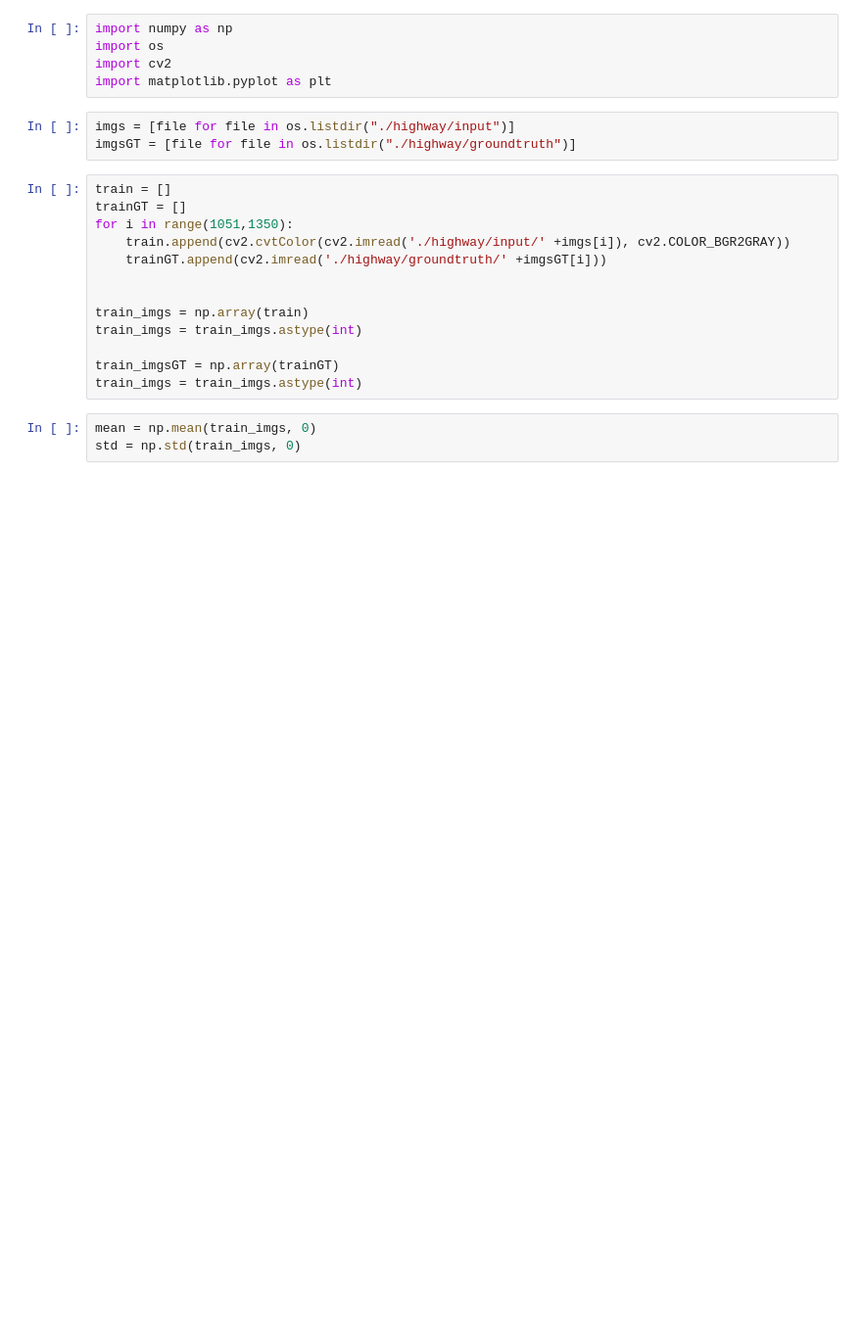
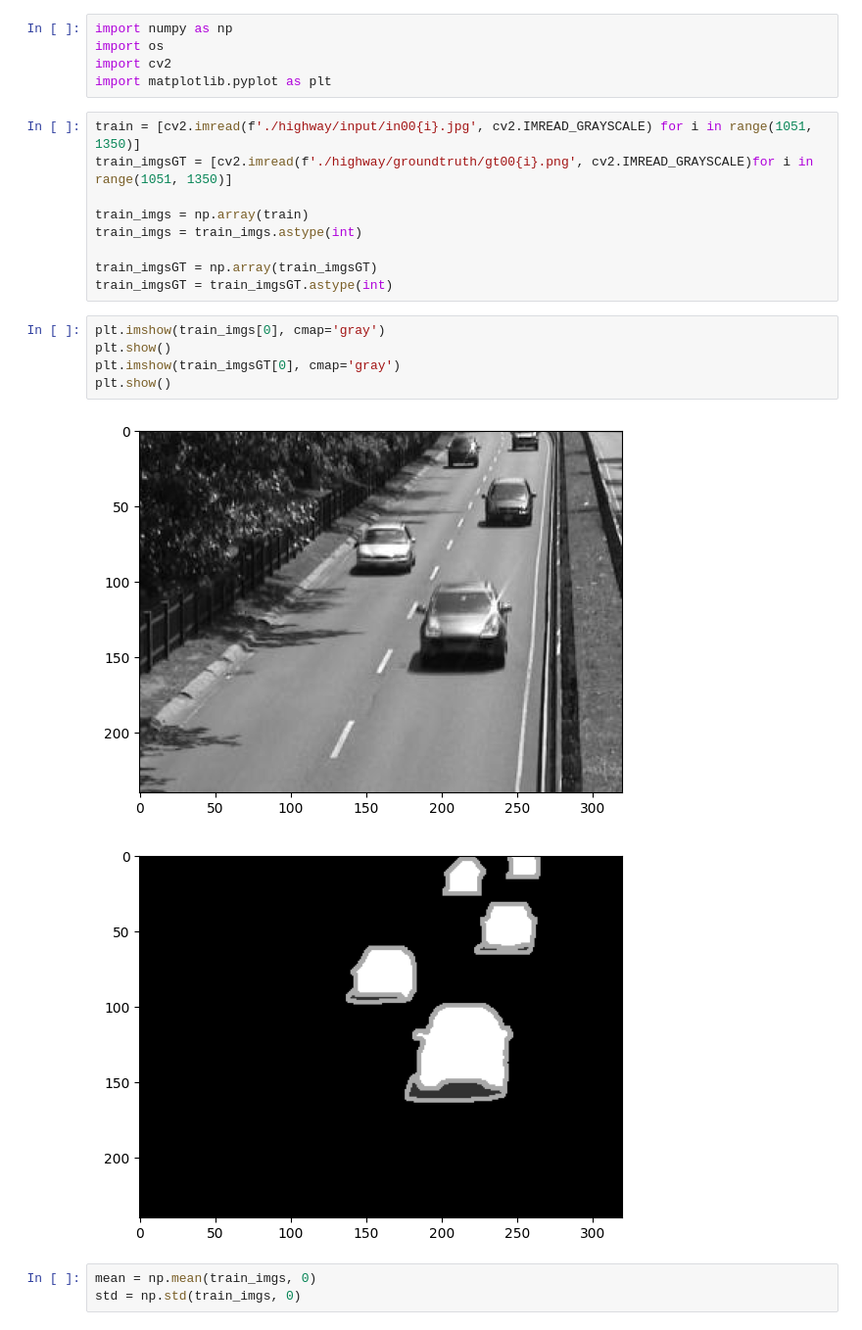
Before and after one commit to albertceballos0/UAB-VC-voice-identification, a Jupyter notebook: LAB1/lab1.ipynb, the cells around one changed output. Shown at 98% size. Drawn from its saved outputs; the diff is of its cells as text; blank space fills up the shorter version.

```diff
--- a/LAB1/lab1.ipynb
+++ b/LAB1/lab1.ipynb
@@ -3,22 +3,23 @@ import numpy as np
 import os
 import cv2
 import matplotlib.pyplot as plt
-# %%
-imgs = [file for file in os.listdir("./highway/input")]
-imgsGT = [file for file in os.listdir("./highway/groundtruth")]
 # %%
-train = []
-trainGT = []
-for i in range(1051,1350):
-    train.append(cv2.cvtColor(cv2.imread('./highway/input/' +imgs[i]), cv2.COLOR_BGR2GRAY))
-    trainGT.append(cv2.imread('./highway/groundtruth/' +imgsGT[i]))
-
+train = [cv2.imread(f'./highway/input/in00{i}.jpg', cv2.IMREAD_GRAYSCALE) for i in range(1051, 1350)]
+train_imgsGT = [cv2.imread(f'./highway/groundtruth/gt00{i}.png', cv2.IMREAD_GRAYSCALE)for i in range(1051, 1350)]
 
 train_imgs = np.array(train)
 train_imgs = train_imgs.astype(int)
 
-train_imgsGT = np.array(trainGT)
-train_imgs = train_imgs.astype(int)
+train_imgsGT = np.array(train_imgsGT)
+train_imgsGT = train_imgsGT.astype(int)
+# %%
+plt.imshow(train_imgs[0], cmap='gray')
+plt.show()
+plt.imshow(train_imgsGT[0], cmap='gray')
+plt.show()
+# %% [output]
+[figure, added]
+[figure, added]
 # %%
 mean = np.mean(train_imgs, 0)
 std = np.std(train_imgs, 0)
```
Also changed, not shown: parts of 16 cells of this notebook.
